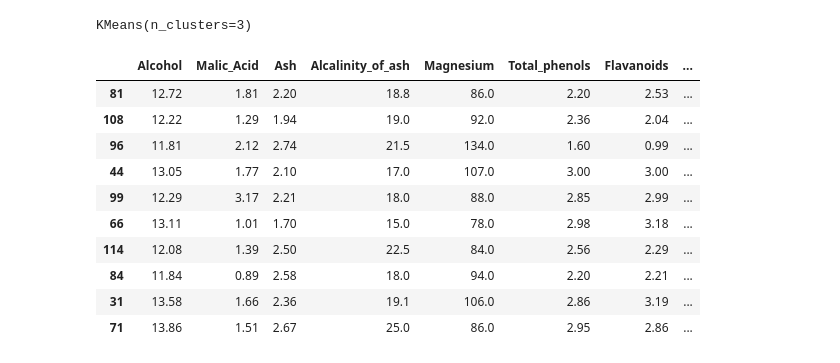
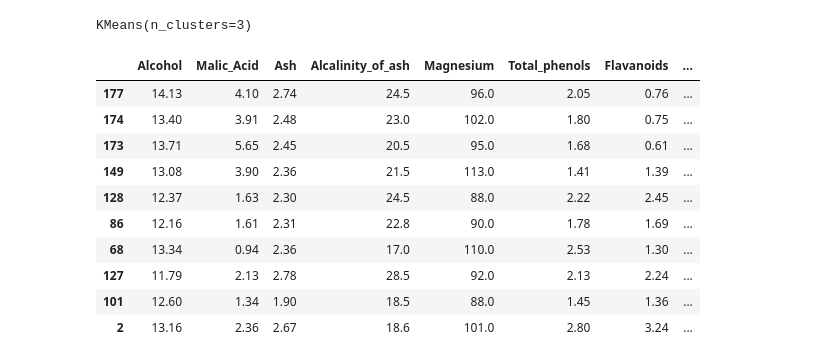
Before and after one commit to federicopalma-pro/ML-Clustering, a Jupyter notebook: 2 - Cluster analisys.ipynb, the cells around one changed output. Cells and saved outputs as stored; diff of their text form; code cells hidden in the pictures.

```diff
--- a/2 - Cluster analisys.ipynb
+++ b/2 - Cluster analisys.ipynb
@@ -138,18 +53,18 @@ y = kmeans.predict(X)
 # %%
 df_with_labels = pd.concat([df, pd.Series(y, name='labels')], axis=1)
 # %%
-df_with_target.sample(10)
+df_with_labels.sample(10)
 # %% [output]
 |  | Alcohol | Malic_Acid | Ash | Alcalinity_of_ash | Magnesium | Total_phenols | Flavanoids | ... |
-| 81 | 12.72 | 1.81 | 2.20 | 18.8 | 86.0 | 2.20 | 2.53 | ... |
-| 108 | 12.22 | 1.29 | 1.94 | 19.0 | 92.0 | 2.36 | 2.04 | ... |
-| 96 | 11.81 | 2.12 | 2.74 | 21.5 | 134.0 | 1.60 | 0.99 | ... |
-| 44 | 13.05 | 1.77 | 2.10 | 17.0 | 107.0 | 3.00 | 3.00 | ... |
-| 99 | 12.29 | 3.17 | 2.21 | 18.0 | 88.0 | 2.85 | 2.99 | ... |
-| 66 | 13.11 | 1.01 | 1.70 | 15.0 | 78.0 | 2.98 | 3.18 | ... |
-| 114 | 12.08 | 1.39 | 2.50 | 22.5 | 84.0 | 2.56 | 2.29 | ... |
-| 84 | 11.84 | 0.89 | 2.58 | 18.0 | 94.0 | 2.20 | 2.21 | ... |
-| 31 | 13.58 | 1.66 | 2.36 | 19.1 | 106.0 | 2.86 | 3.19 | ... |
-| 71 | 13.86 | 1.51 | 2.67 | 25.0 | 86.0 | 2.95 | 2.86 | ... |
+| 177 | 14.13 | 4.10 | 2.74 | 24.5 | 96.0 | 2.05 | 0.76 | ... |
+| 174 | 13.40 | 3.91 | 2.48 | 23.0 | 102.0 | 1.80 | 0.75 | ... |
+| 173 | 13.71 | 5.65 | 2.45 | 20.5 | 95.0 | 1.68 | 0.61 | ... |
+| 149 | 13.08 | 3.90 | 2.36 | 21.5 | 113.0 | 1.41 | 1.39 | ... |
+| 128 | 12.37 | 1.63 | 2.30 | 24.5 | 88.0 | 2.22 | 2.45 | ... |
+| 86 | 12.16 | 1.61 | 2.31 | 22.8 | 90.0 | 1.78 | 1.69 | ... |
+| 68 | 13.34 | 0.94 | 2.36 | 17.0 | 110.0 | 2.53 | 1.30 | ... |
+| 127 | 11.79 | 2.13 | 2.78 | 28.5 | 92.0 | 2.13 | 2.24 | ... |
+| 101 | 12.60 | 1.34 | 1.90 | 18.5 | 88.0 | 1.45 | 1.36 | ... |
+| 2 | 13.16 | 2.36 | 2.67 | 18.6 | 101.0 | 2.80 | 3.24 | ... |
 # %%
 save_dataset('dataframe_with_labels', df_with_labels)
```
Also changed, not shown: parts of 1 cell of this notebook, 4 other files.
